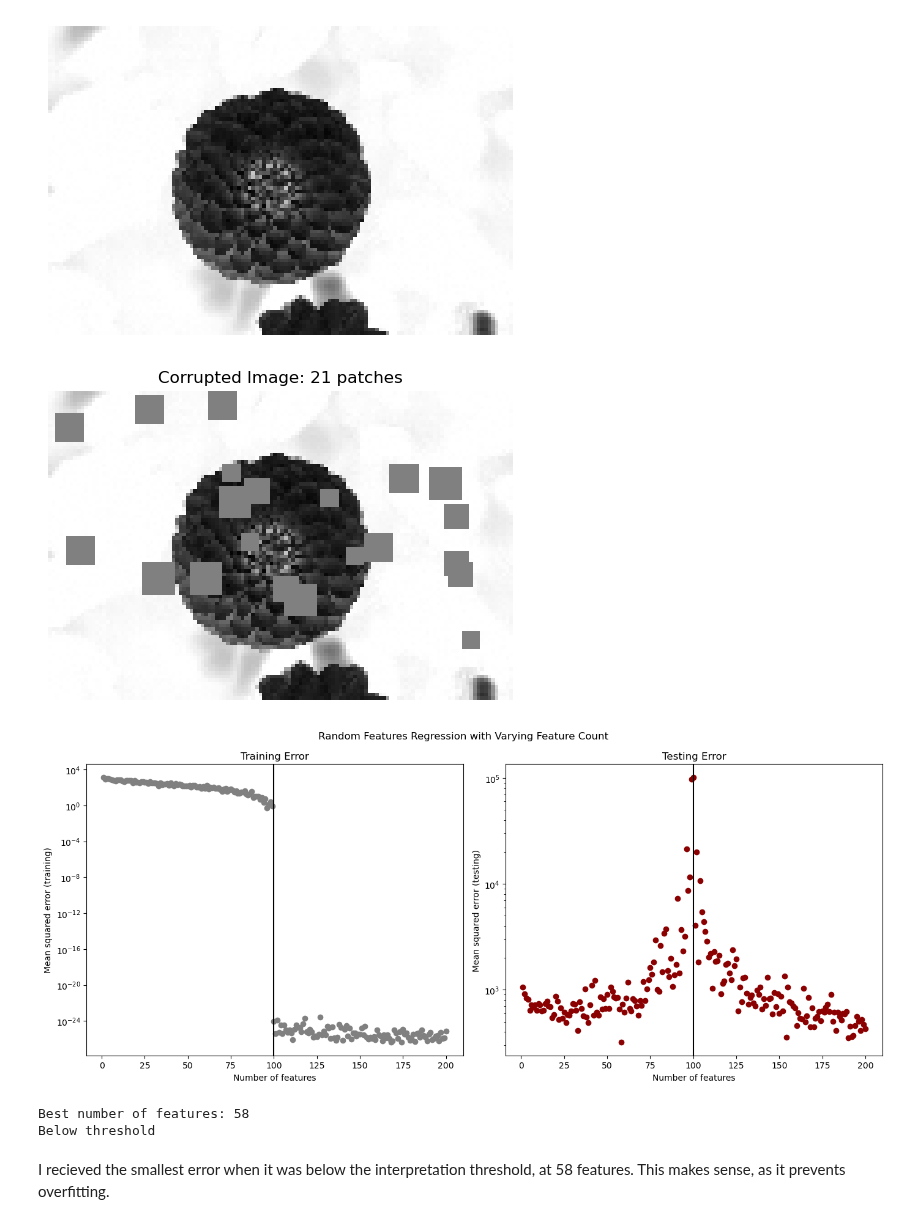
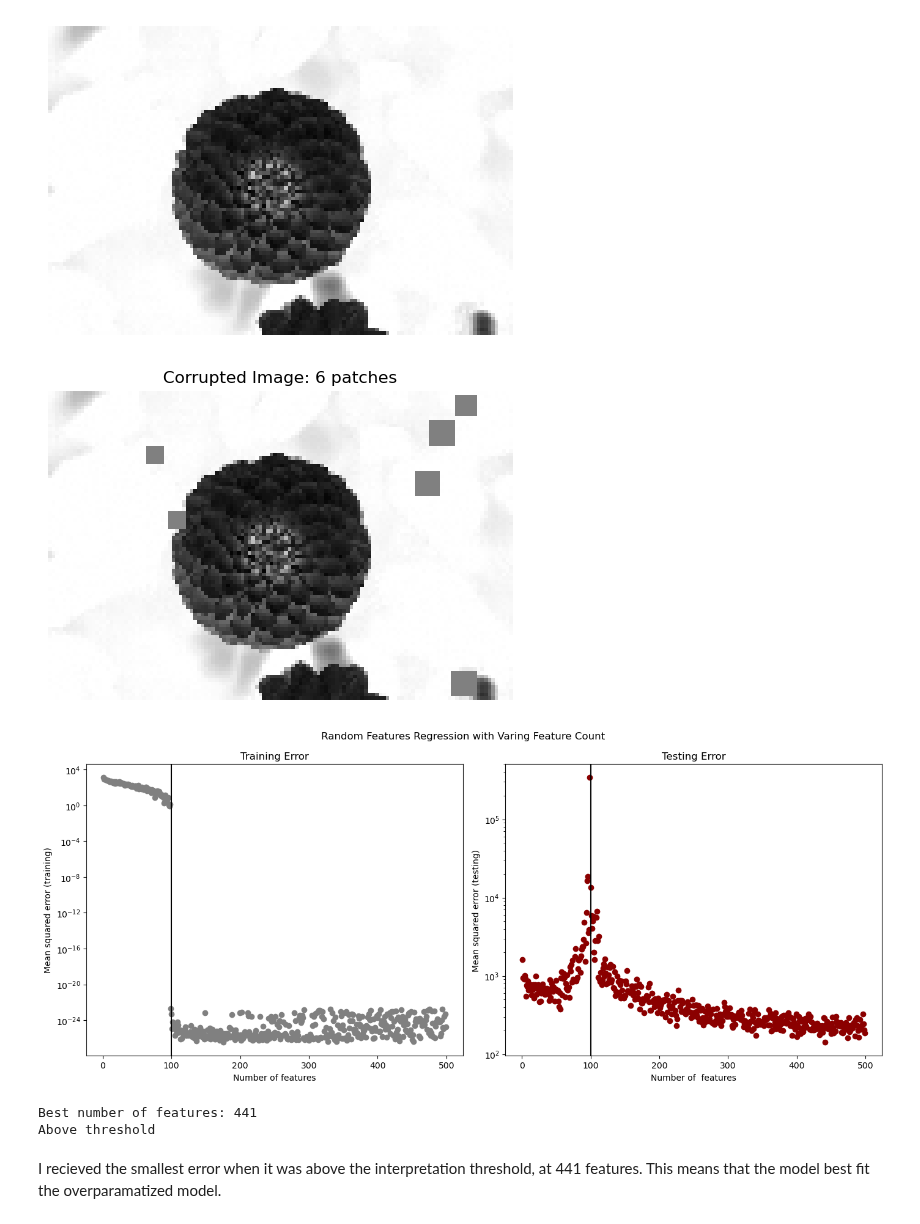
Before and after one commit to ctkatz/ctkatz.github.io, a Jupyter notebook: posts/blog-8/blog-8.ipynb, the cells around one changed output. Cells and saved outputs as stored; diff of their text form; code cells hidden in the pictures.

```diff
--- a/posts/blog-8/blog-8.ipynb
+++ b/posts/blog-8/blog-8.ipynb
@@ -91,6 +88,9 @@ off = ax.axis("off")
 [figure]
 # %%
 def corrupted_image(im, mean_patches = 5):
+    '''
+    Function used to corrupt the image to create pixelated squares
+    '''
     n_pixels = im.size()
     num_pixels_to_corrupt = torch.round(mean_patches*torch.rand(1))
     num_added = 0
@@ -100,6 +100,7 @@ def corrupted_image(im, mean_patches = 5):
     for _ in torch.arange(num_pixels_to_corrupt.item()):
 
         try:
+        #creates random intervals to place patches
             x = torch.randint(0, n_pixels[0], (2,))
 
             x = torch.randint(0, n_pixels[0], (1,))
@@ -119,17 +120,19 @@ def corrupted_image(im, mean_patches = 5):
 
     return X, num_added
 # %%
-X, y = corrupted_image(flower, mean_patches = 50)
-fig, ax = plt.subplots(1, 1, figsize=(6, 6))
-ax.imshow(X.numpy(), vmin = 0, vmax = 1, cmap= "gray")
-ax.set(title = f"Corrupted Image: {y} patches")
+X, y = corrupted_image(flower, mean_patches = 50) # setting x and y to flower image tensor
+fig, ax = plt.subplots(1, 1, figsize=(6, 6)) #graphic flower
+ax.imshow(X.numpy(), vmin = 0, vmax = 1, cmap= "gray") #making it gray
+ax.set(title = f"Corrupted Image: {y} patches") #num of corrupted patches
 off = plt.gca().axis("off")
 
 def square(x):
+    #squaring x
     return x ** 2
 # %% [output]
-[figure, old version]
+[figure, new version]
 # %%
+import torch
 from sklearn.model_selection import train_test_split
 from sklearn.metrics import mean_squared_error
 n_samples = 200
@@ -145,7 +148,7 @@ X = X.reshape(n_samples, -1)
 X_train, X_test, y_train, y_test = train_test_split(X, y, test_size=0.5, random_state=42) #splitting data
 
 # Initalizing number of features and error counts
-feature_sizes = range(1, 201)
+feature_sizes = range(1, 500)
 train_errors = []
 test_errors = []
 
@@ -173,43 +176,43 @@ for n_features in feature_sizes:
     train_mse = mean_squared_error(y_train.numpy(), y_train_pred.numpy())
     test_mse = mean_squared_error(y_test.numpy(), y_test_pred.numpy())
 
     #adding them to lists t plot
     train_errors.append(train_mse)
     test_errors.append(test_mse)
 
 
 fig, (ax1, ax2) = plt.subplots(1, 2, figsize=(14, 6))
 
 #Plot Training Error
 ax1.plot(feature_sizes, train_errors, 'o', color='gray')
 ax1.set_yscale('log')
 ax1.set_xlabel("Number of features")
 ax1.set_ylabel("Mean squared error (training)")
 ax1.axvline(interpolation_threshold, color='black')
 ax1.set_title("Training Error")
 
 #Plot Testing Error
 ax2.plot(feature_sizes, test_errors, 'o', color='darkred')
 ax2.set_yscale('log')
 ax2.set_xlabel("Number of  features")
 ax2.set_ylabel("Mean squared error (testing)")
 ax2.axvline(interpolation_threshold, color='black')
 ax2.set_title("Testing Error")
 
 plt.suptitle("Random Features Regression with Varing Feature Count")
 plt.tight_layout()
 plt.show()
 # %% [output]
-[figure, old version]
+[figure, new version]
 # %%
 best_n_features = feature_sizes[np.argmin(test_errors)]
 print(f"Best number of features: {best_n_features}")
 print("Above threshold" if best_n_features> interpolation_threshold else "Below threshold")
 # %% [output]
-Best number of features: 58
-Below threshold
+Best number of features: 441
+Above threshold
 # %% [markdown]
-I recieved the smallest error when it was below the interpretation threshold, at 58 features. This makes sense, as it prevents overfitting.
+I recieved the smallest error when it was above the interpretation threshold, at 441 features. This means that the model best fit the overparamatized model.
 # %% [markdown]
 ## Part D: Discussion
 
```
Also changed, not shown: parts of 4 cells of this notebook, 10 other files.
